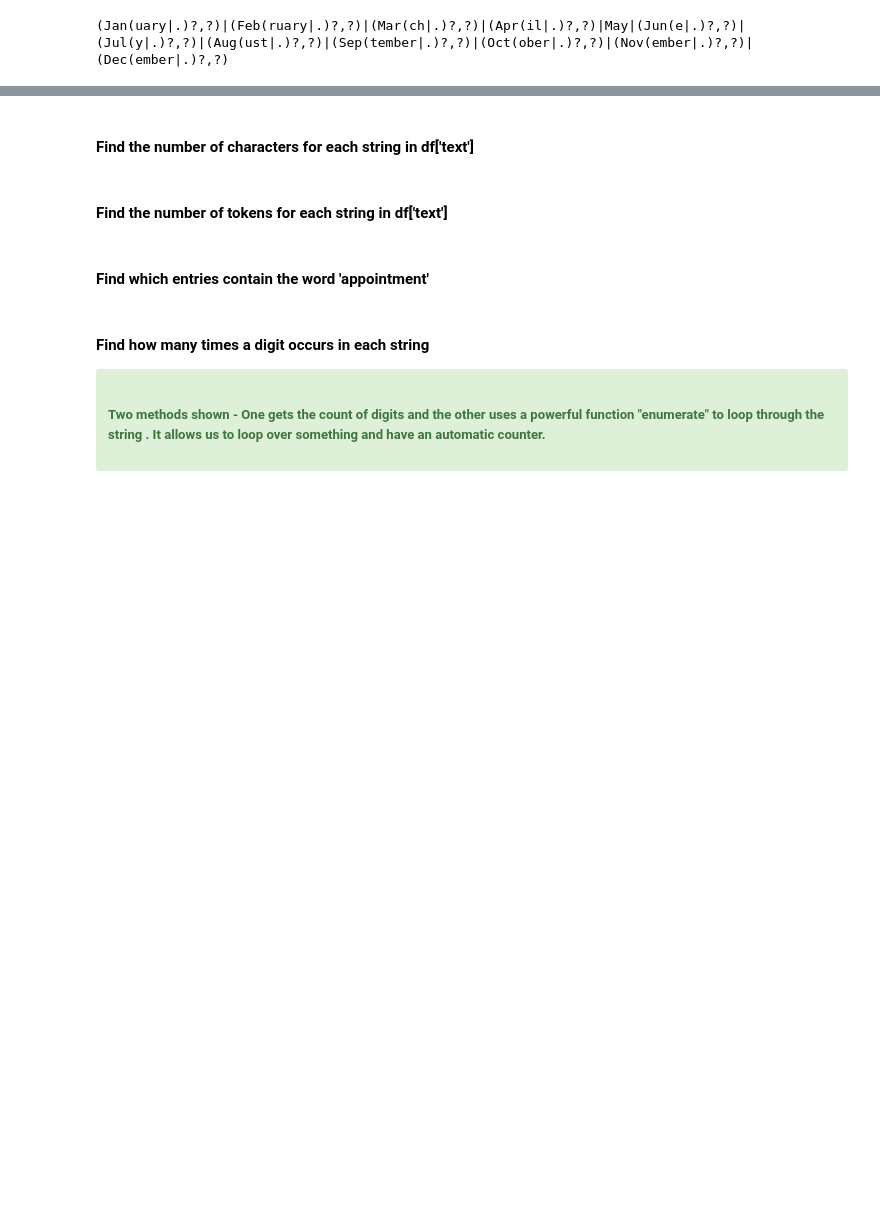
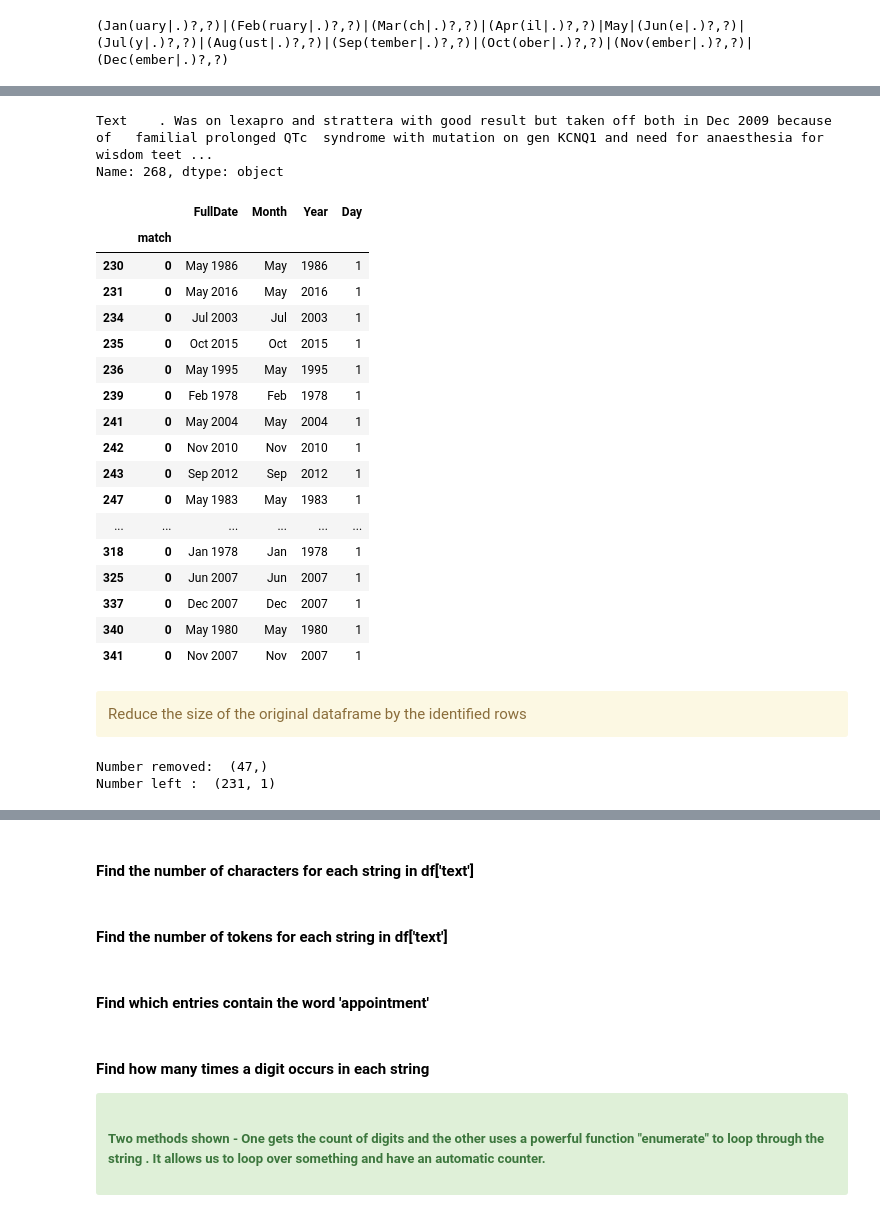
Before and after one commit to sjtalkar/StartHereTemplates, a Jupyter notebook: RegularExpressions.ipynb, the cells around one changed output, grey strips where cells are left out. Cells and saved outputs as stored; diff of their text form; code cells hidden in the pictures; blank space fills up the shorter version.

```diff
--- a/RegularExpressions.ipynb
+++ b/RegularExpressions.ipynb
@@ -234,3 +313,2 @@ df_date_extracted_with_monthnames = df['Text'].str.extractall(r'(?P<FullDate>(?P
 # %%
-#dUPLICATE CELL
-df_date_extracted_with_monthnames = df['Text'].str.extractall(r'(?P<FullDate>(?P<Month>(Mar(ch|.)?,?))[\s-](?P<Day>\d?\d,?)?[\s-](?P<Year>\d\d\d\d))')
+df_datequalifier = df_copy['Text'].str.extractall(r'(?P<FullDate>(?P<Month>(Jan(?:uary|.)?,?)|(Feb(?:ruary|.)?,?)|(Mar(?:ch|.)?,?)|(Apr(?:il|.)?,?)|May|(Jun(?:e|.)?,?)|(Jul(?:y|.)?,?)|(Aug(?:ust|.)?,?)|(Sep(?:tember|.)?,?)|(Oct(?:ober|.)?,?)|(Nov(?:ember|.)?,?)|(Dec(?:ember|.)?,?))\s(?P<Day>\d?\d(?:nd|st|th|rd),)\s(?P<Year>\d\d\d\d))')
@@ -236,0 +323,2 @@ df_date_extracted_with_monthnames = df['Text'].str.extractall(r'(?P<FullDate>(?P
+# %%
+df_datequalifier = df_datequalifier[['FullDate', 'Day','Month', 'Year'] ]
@@ -236,0 +329,2 @@ df_date_extracted_with_monthnames = df['Text'].str.extractall(r'(?P<FullDate>(?P
+# %%
+df_copy = removeIdentified(df_copy,df_datequalifier)
@@ -237,2 +346,2 @@ df_date_extracted_with_monthnames = df['Text'].str.extractall(r'(?P<FullDate>(?P
 # %%
-#df_date_extracted_with_monthnames = df['Text'].str.extractall(r'(?P<FullDate>(?P<Day>\d?\d)? (?P<Month>January|February|March|April|May|June|July|August|September|October|November|December|Jan|Feb|Mar|Apr|May|Jun|Jul|Aug|Sep|Oct|Nov|Dec[,]?)? (?P<Year>\d\d\d\d))')
+df_monthyear = df_copy['Text'].str.extractall(r'(?P<FullDate>(?P<Month>Jan\s|Feb\s|Mar\s|Apr\s|May\s|Jun\s|Jul\s|Aug\s|Sep\s|Oct\s|Nov\s|Dec\s)(?P<Year>\d\d\d\d))')
@@ -255,0 +348,34 @@ m.group(0)
+# %%
+print(df_copy.loc[268])
+df_monthyear['Day'] = 1
+df_monthyear
+# %% [output]
+Text    . Was on lexapro and strattera with good result but taken off both in Dec 2009 because of   familial prolonged QTc  syndrome with mutation on gen KCNQ1 and need for anaesthesia for wisdom teet ...
+Name: 268, dtype: object
+|  |  | FullDate | Month | Year | Day |
+|  | match |  |  |  |  |
+| 230 | 0 | May 1986 | May | 1986 | 1 |
+| 231 | 0 | May 2016 | May | 2016 | 1 |
+| 234 | 0 | Jul 2003 | Jul | 2003 | 1 |
+| 235 | 0 | Oct 2015 | Oct | 2015 | 1 |
+| 236 | 0 | May 1995 | May | 1995 | 1 |
+| 239 | 0 | Feb 1978 | Feb | 1978 | 1 |
+| 241 | 0 | May 2004 | May | 2004 | 1 |
+| 242 | 0 | Nov 2010 | Nov | 2010 | 1 |
+| 243 | 0 | Sep 2012 | Sep | 2012 | 1 |
+| 247 | 0 | May 1983 | May | 1983 | 1 |
+| ... | ... | ... | ... | ... | ... |
+| 318 | 0 | Jan 1978 | Jan | 1978 | 1 |
+| 325 | 0 | Jun 2007 | Jun | 2007 | 1 |
+| 337 | 0 | Dec 2007 | Dec | 2007 | 1 |
+| 340 | 0 | May 1980 | May | 1980 | 1 |
+| 341 | 0 | Nov 2007 | Nov | 2007 | 1 |
+# %% [markdown]
+<div class='alert alert-block alert-warning'>
+   Reduce the size of the original dataframe by the identified rows
+</div>
+# %%
+df_copy = removeIdentified(df_copy,df_monthyear)
+# %% [output]
+Number removed:  (47,)
+Number left :  (231, 1)
```
Also changed, not shown: parts of 57 cells of this notebook.
